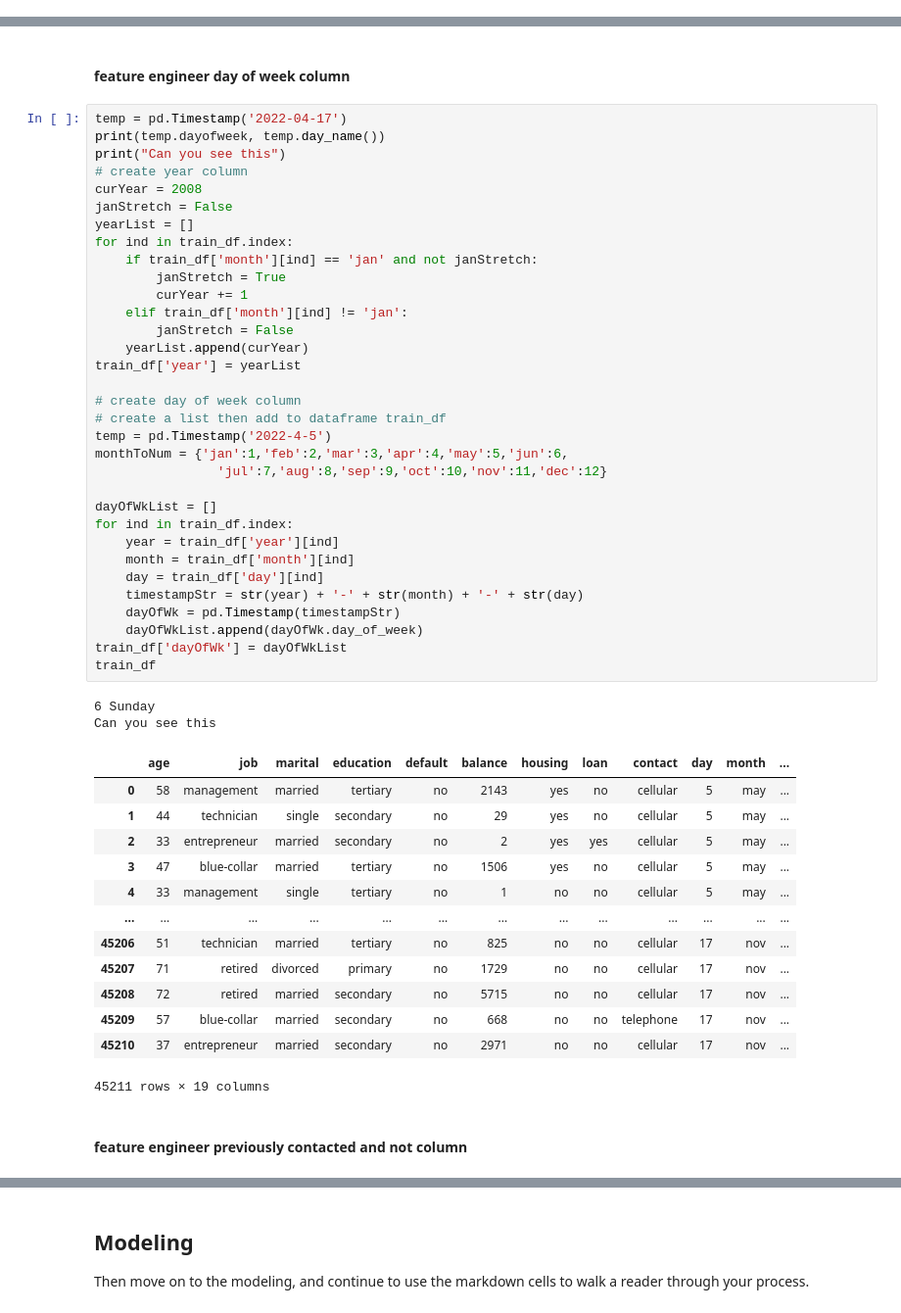
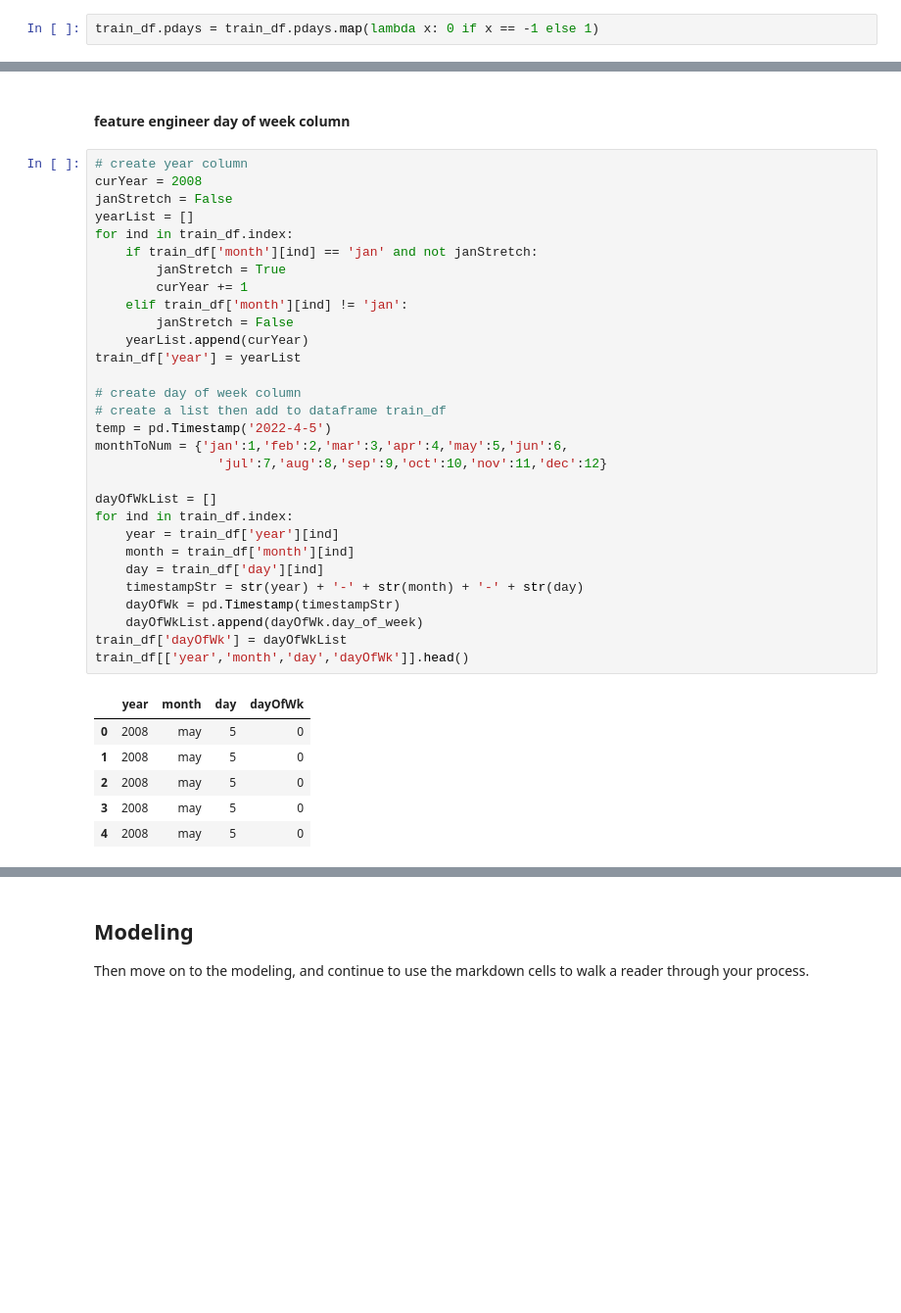
Before and after one commit to Tushar1729-k/bank-mkt-tgts-proj, a Jupyter notebook: rpt.ipynb, the cells around one changed output, grey strips where cells are left out. Shown at 98% size. Saved outputs shown, nothing was run; the diff lists cells and outputs as text; blank space fills up the shorter version.

Commit message:
more visualizations, more feature engineering, more words, pdays, bar charts, etc., this commit was too big woops

```diff
--- a/rpt.ipynb
+++ b/rpt.ipynb
@@ -284,3 +312,5 @@ print(train_df[train_df['pdays'] != -1]['pdays'].count())
 # %% [output]
 36954
 8257
+# %%
+train_df.pdays = train_df.pdays.map(lambda x: 0 if x == -1 else 1)
@@ -364,53 +382,39 @@ feature transformation or feature creation
 # %% [markdown]
 #### feature engineer day of week column
 # %%
-temp = pd.Timestamp('2022-04-17')
-print(temp.dayofweek, temp.day_name())
-print("Can you see this")
 # create year column
 curYear = 2008
 janStretch = False
 yearList = []
 for ind in train_df.index:
     if train_df['month'][ind] == 'jan' and not janStretch:
         janStretch = True
         curYear += 1
     elif train_df['month'][ind] != 'jan':
         janStretch = False
     yearList.append(curYear)
 train_df['year'] = yearList
 
 # create day of week column
 # create a list then add to dataframe train_df
 temp = pd.Timestamp('2022-4-5')
 monthToNum = {'jan':1,'feb':2,'mar':3,'apr':4,'may':5,'jun':6,
                 'jul':7,'aug':8,'sep':9,'oct':10,'nov':11,'dec':12}
 
 dayOfWkList = []
 for ind in train_df.index:
     year = train_df['year'][ind]
     month = train_df['month'][ind]
     day = train_df['day'][ind]
     timestampStr = str(year) + '-' + str(month) + '-' + str(day)
     dayOfWk = pd.Timestamp(timestampStr)
     dayOfWkList.append(dayOfWk.day_of_week)
 train_df['dayOfWk'] = dayOfWkList
-train_df
+train_df[['year','month','day','dayOfWk']].head()
 # %% [output]
-6 Sunday
-Can you see this
-|  | age | job | marital | education | default | balance | housing | loan | contact | day | month | ... |
-| 0 | 58 | management | married | tertiary | no | 2143 | yes | no | cellular | 5 | may | ... |
-| 1 | 44 | technician | single | secondary | no | 29 | yes | no | cellular | 5 | may | ... |
-| 2 | 33 | entrepreneur | married | secondary | no | 2 | yes | yes | cellular | 5 | may | ... |
-| 3 | 47 | blue-collar | married | tertiary | no | 1506 | yes | no | cellular | 5 | may | ... |
-| 4 | 33 | management | single | tertiary | no | 1 | no | no | cellular | 5 | may | ... |
-| ... | ... | ... | ... | ... | ... | ... | ... | ... | ... | ... | ... | ... |
-| 45206 | 51 | technician | married | tertiary | no | 825 | no | no | cellular | 17 | nov | ... |
-| 45207 | 71 | retired | divorced | primary | no | 1729 | no | no | cellular | 17 | nov | ... |
-| 45208 | 72 | retired | married | secondary | no | 5715 | no | no | cellular | 17 | nov | ... |
-| 45209 | 57 | blue-collar | married | secondary | no | 668 | no | no | telephone | 17 | nov | ... |
-| 45210 | 37 | entrepreneur | married | secondary | no | 2971 | no | no | cellular | 17 | nov | ... |
+|  | year | month | day | dayOfWk |
+| 0 | 2008 | may | 5 | 0 |
+| 1 | 2008 | may | 5 | 0 |
+| 2 | 2008 | may | 5 | 0 |
+| 3 | 2008 | may | 5 | 0 |
+| 4 | 2008 | may | 5 | 0 |
-45211 rows × 19 columns
-# %% [markdown]
-#### feature engineer previously contacted and not column
```
Also changed, not shown: parts of 23 cells of this notebook.
